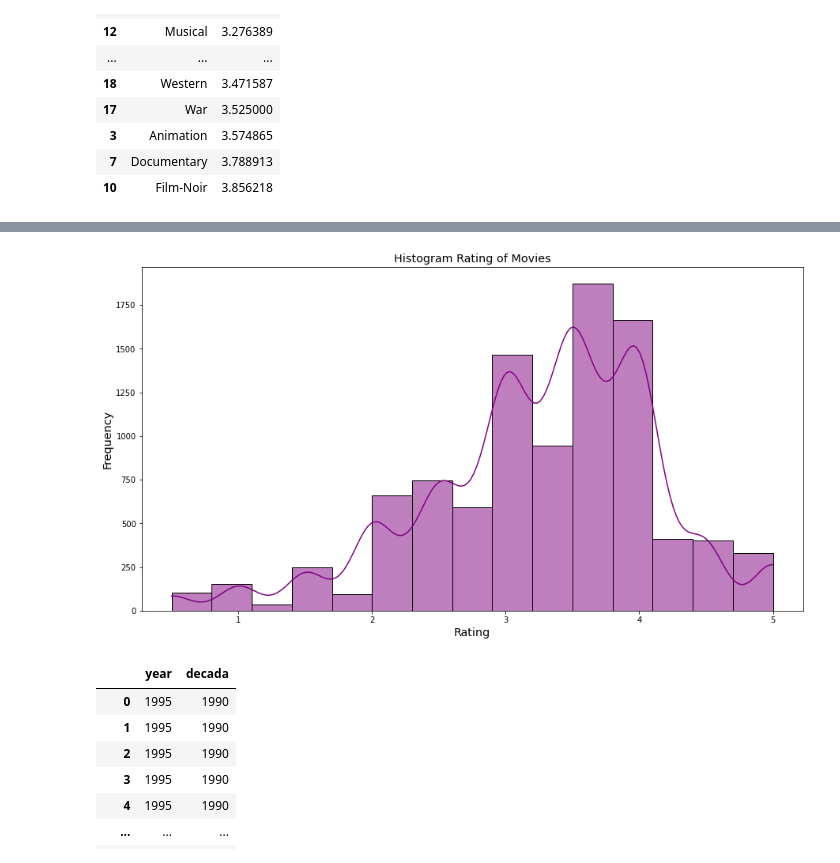
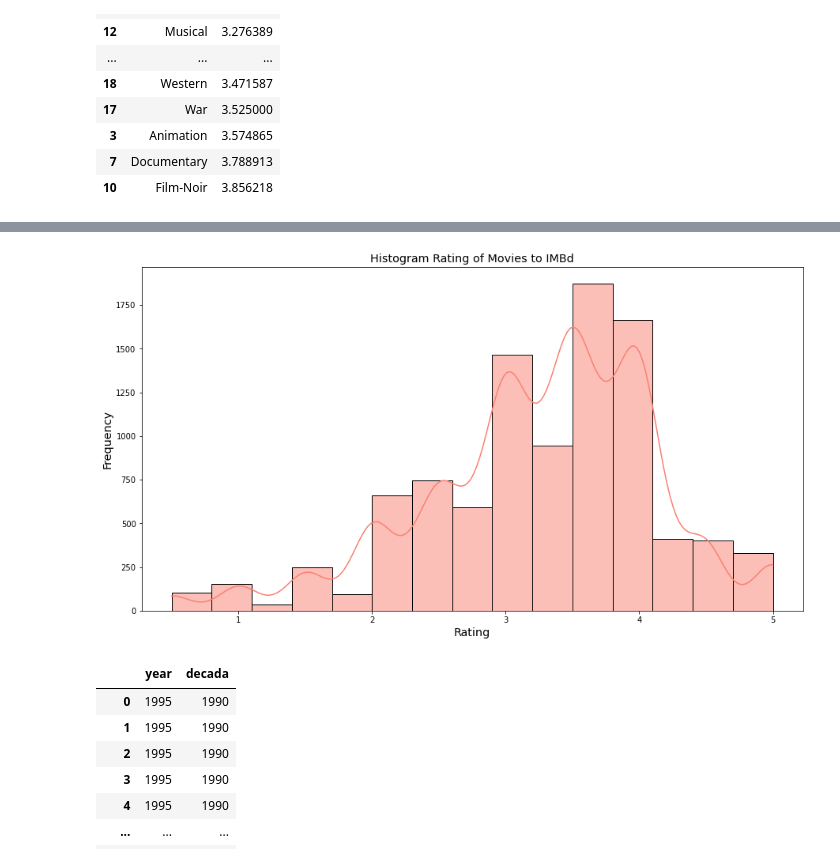
Before and after one commit to rafaelladuarte/film_rating_exploratory_analysis, a Jupyter notebook: analysis_imbd.ipynb, the cells around one changed output, grey strips where cells are left out. Saved outputs shown, nothing was run; the diff lists cells and outputs as text; code cells hidden in the pictures.

```diff
--- a/analysis_imbd.ipynb
+++ b/analysis_imbd.ipynb
@@ -318,18 +326,18 @@ Name: rating, dtype: float64
 # %%
 fig, ax = plt.subplots(figsize=(15, 8))
 ax = sns.histplot(
     data=df_imbd,
     x="rating",
-    color="purple",
+    color="salmon",
     bins=15,
     kde=True
 )
-ax.set_title("Histogram Rating of Movies",fontsize= 'x-large')
+ax.set_title("Histogram Rating of Movies to IMBd",fontsize= 'x-large')
 ax.set_xlabel('Rating',fontsize= 'x-large')
 ax.set_ylabel('Frequency',fontsize= 'x-large');
 fig.savefig('images/imbd_hist_movies_rating.jpg')
 # %% [output]
-[figure, old version]
+[figure, new version]
 # %%
 year = df_imbd["year"].dropna()
 # %%
```
Also changed, not shown: parts of 13 cells of this notebook, 6 other files.
